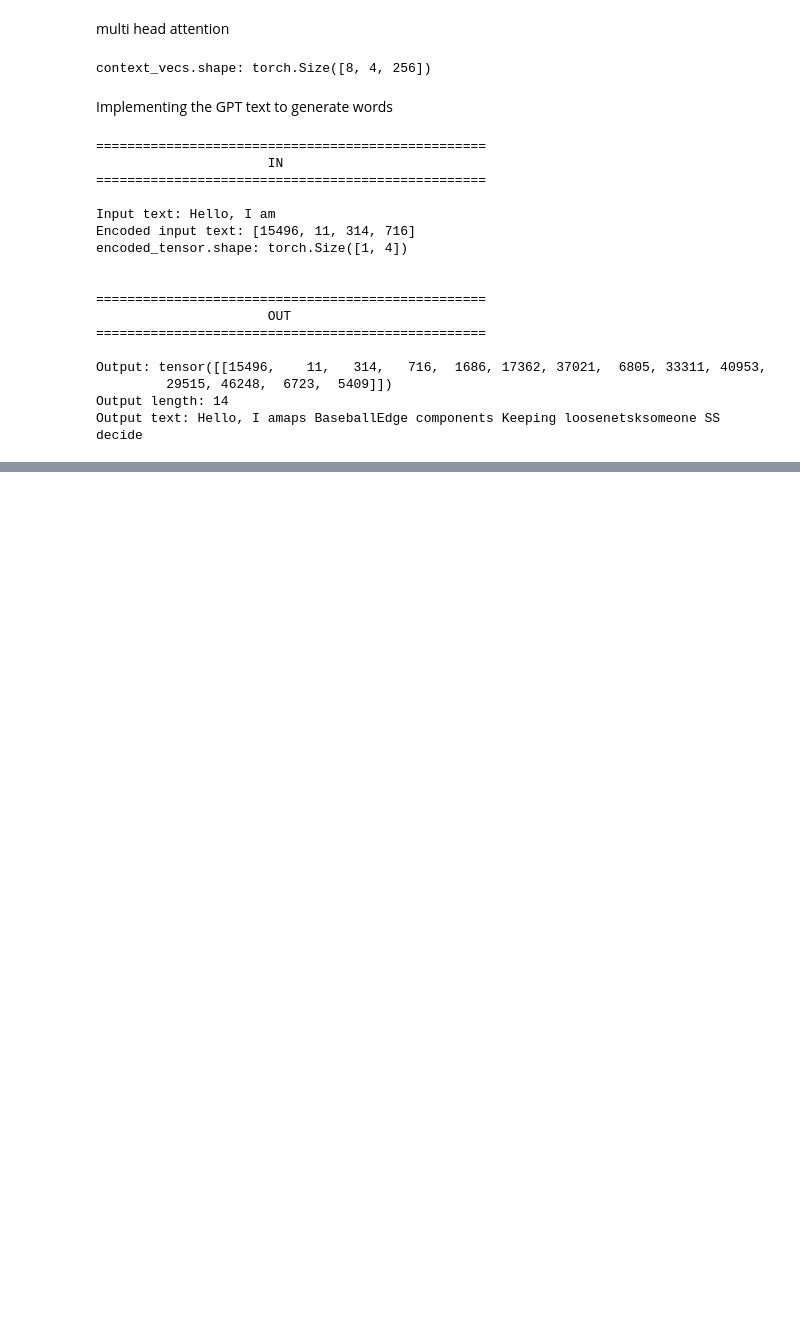
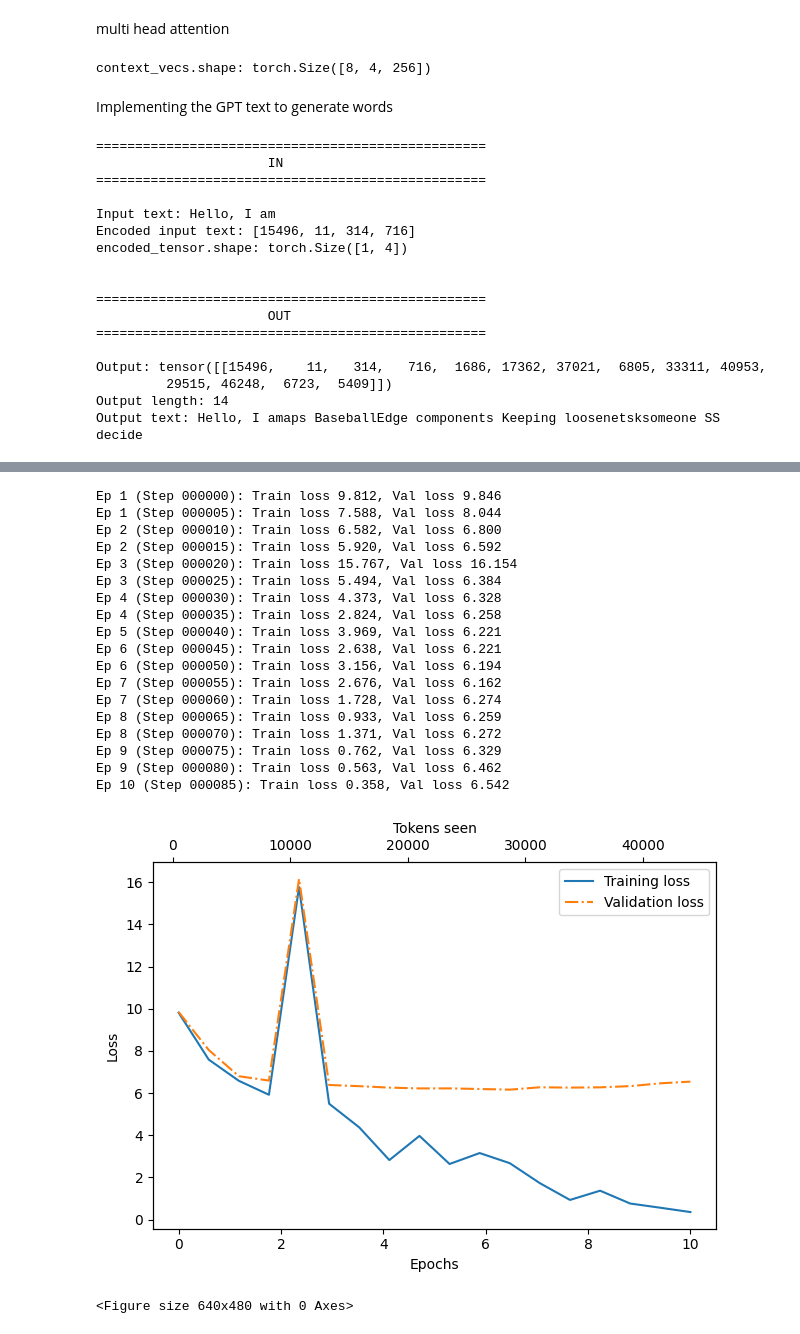
Before and after one commit to Karn2898/Large-Language-Model, a Jupyter notebook: LLM.ipynb, the cells around one changed output, grey strips where cells are left out. Drawn from its saved outputs; the diff is of its cells as text; code cells hidden in the pictures; blank space fills up the shorter version.

```diff
--- a/LLM.ipynb
+++ b/LLM.ipynb
@@ -364,0 +397,14 @@ Output text: Hello, I amaps BaseballEdge components Keeping loosenetsksomeone SS
+# %%
+GPT_CONFIG_124M = {
+    "vocab_size": 50257,
+    "context_length": 256,
+    "emb_dim": 768,
+    "n_heads": 12,
+    "n_layers": 12,
+    "drop_rate": 0.1,
+    "qkv_bias": False
+}
+
+torch.manual_seed(123)
+model = GPTModel(GPT_CONFIG_124M)
+model.eval();
@@ -364,0 +634,59 @@ Output text: Hello, I amaps BaseballEdge components Keeping loosenetsksomeone SS
+# %%
+tokenizer = tiktoken.get_encoding("gpt2")
+
+
+if __name__ == "__main__":
+
+    GPT_CONFIG_124M = {
+        "vocab_size": 50257,
+        "context_length": 256,
+        "emb_dim": 768,
+        "n_heads": 12,
+        "n_layers": 12,
+        "drop_rate": 0.1,
+        "qkv_bias": False
+    }
+
+    OTHER_SETTINGS = {
+        "learning_rate": 5e-4,
+        "num_epochs": 10,
+        "batch_size": 2,
+        "weight_decay": 0.1
+    }
+
+
+
+    train_losses, val_losses, tokens_seen, model = main(GPT_CONFIG_124M, OTHER_SETTINGS)
+
+
+
+    # Plot results
+    epochs_tensor = torch.linspace(0, OTHER_SETTINGS["num_epochs"], len(train_losses))
+    plot_losses(epochs_tensor, tokens_seen, train_losses, val_losses)
+    plt.savefig("loss.pdf")
+
+    # Save and load model
+    torch.save(model.state_dict(), "model.pth")
+    model = GPTModel(GPT_CONFIG_124M)
+    model.load_state_dict(torch.load("model.pth", weights_only=True))
+# %% [output]
+Ep 1 (Step 000000): Train loss 9.812, Val loss 9.846
+Ep 1 (Step 000005): Train loss 7.588, Val loss 8.044
+Ep 2 (Step 000010): Train loss 6.582, Val loss 6.800
+Ep 2 (Step 000015): Train loss 5.920, Val loss 6.592
+Ep 3 (Step 000020): Train loss 15.767, Val loss 16.154
+Ep 3 (Step 000025): Train loss 5.494, Val loss 6.384
+Ep 4 (Step 000030): Train loss 4.373, Val loss 6.328
+Ep 4 (Step 000035): Train loss 2.824, Val loss 6.258
+Ep 5 (Step 000040): Train loss 3.969, Val loss 6.221
+Ep 6 (Step 000045): Train loss 2.638, Val loss 6.221
+Ep 6 (Step 000050): Train loss 3.156, Val loss 6.194
+Ep 7 (Step 000055): Train loss 2.676, Val loss 6.162
+Ep 7 (Step 000060): Train loss 1.728, Val loss 6.274
+Ep 8 (Step 000065): Train loss 0.933, Val loss 6.259
+Ep 8 (Step 000070): Train loss 1.371, Val loss 6.272
+Ep 9 (Step 000075): Train loss 0.762, Val loss 6.329
+Ep 9 (Step 000080): Train loss 0.563, Val loss 6.462
+Ep 10 (Step 000085): Train loss 0.358, Val loss 6.542
+[figure, added]
+<Figure size 640x480 with 0 Axes>
```
Also changed, not shown: parts of 7 cells of this notebook.
